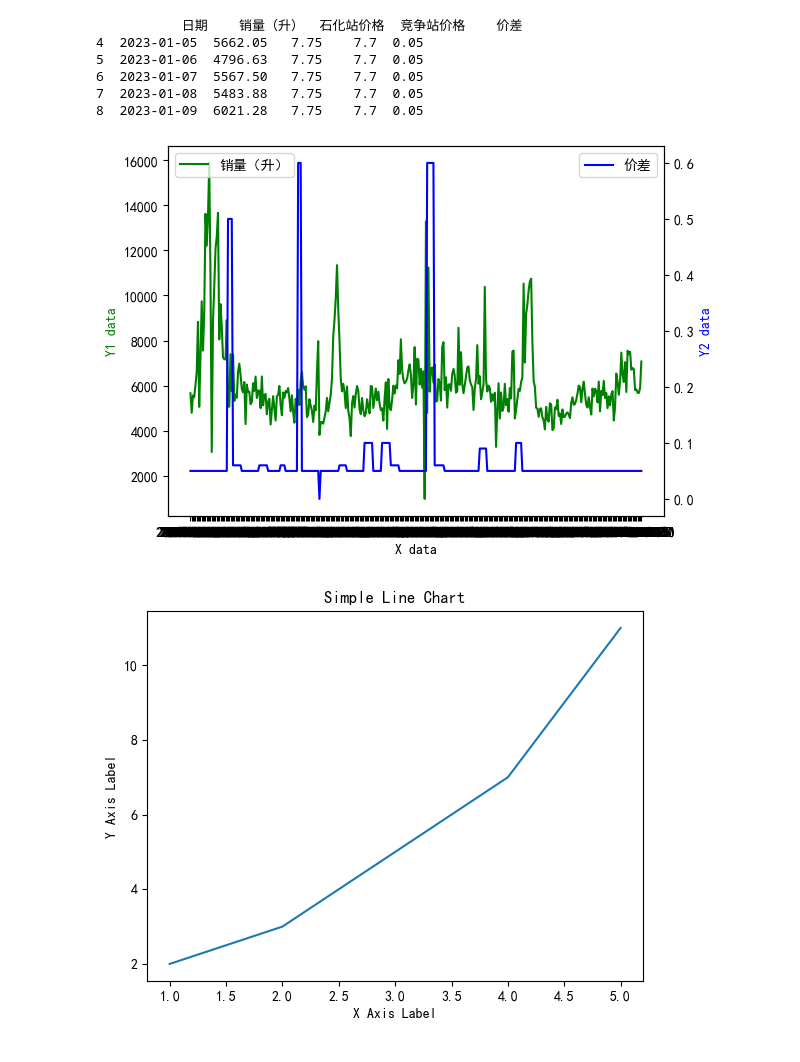
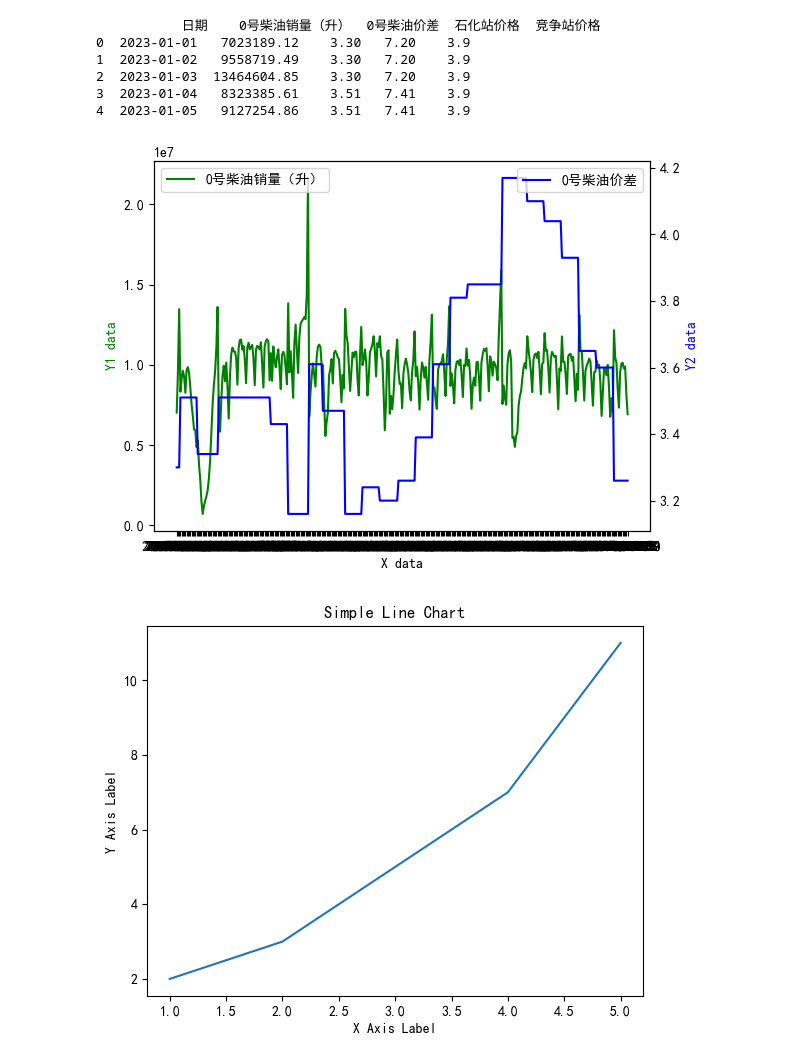
Before and after one commit to MarssZ/202404EDA, a Jupyter notebook: Test_TimeSeries.ipynb, the cells around one changed output. Cells and saved outputs as stored; diff of their text form; code cells hidden in the pictures.

```diff
--- a/Test_TimeSeries.ipynb
+++ b/Test_TimeSeries.ipynb
@@ -1,55 +1,56 @@
 # %%
 # 超参数
-COLS_Y1= '销量（升）'
-COLS_Y2= '价差'
+COLS_Y1= '0号柴油销量（升）'
+COLS_Y2= '0号柴油价差'
 COLS_X = '日期'
-COLS_ALL = ['日期', '销量（升）', '石化站价格', '竞争站价格', '价差']
+
+COLS_ALL = ['日期', '0号柴油销量（升）', '0号柴油价差', '石化站价格', '竞争站价格']
 
 import pandas as pd
 
 # 读取excel文件并获取指定列
-df_uncleaned = pd.read_csv('Data/竞争站23年全省.csv', usecols=COLS_ALL)
+df_uncleaned = pd.read_csv('Data/竞争站23年柴油全省.csv', usecols=COLS_ALL)
 # 删除包含空值的行
 df = df_uncleaned.dropna()
 print(df.head())
 # %% [output]
-           日期    销量（升）  石化站价格  竞争站价格    价差
-4  2023-01-05  5662.05   7.75    7.7  0.05
-5  2023-01-06  4796.63   7.75    7.7  0.05
-6  2023-01-07  5567.50   7.75    7.7  0.05
-7  2023-01-08  5483.88   7.75    7.7  0.05
-8  2023-01-09  6021.28   7.75    7.7  0.05
+           日期    0号柴油销量（升）  0号柴油价差  石化站价格  竞争站价格
+0  2023-01-01   7023189.12    3.30   7.20    3.9
+1  2023-01-02   9558719.49    3.30   7.20    3.9
+2  2023-01-03  13464604.85    3.30   7.20    3.9
+3  2023-01-04   8323385.61    3.51   7.41    3.9
+4  2023-01-05   9127254.86    3.51   7.41    3.9
 # %%
 # 双折线图
 
 import matplotlib.pyplot as plt
 
 # 设置字体，确保能正确显示汉字
 plt.rcParams['font.sans-serif'] = ['SimHei']  # 设置中文字体
 
 # 创建一个图表和轴对象
 fig, ax1 = plt.subplots()
 
 # 绘制第一条曲线
 ax1.plot(df[COLS_X], df[COLS_Y1], 'g-', label=COLS_Y1)
-ax1.set_xlabel('X data')
-ax1.set_ylabel('Y1 data', color='g')
+ax1.set_xlabel(COLS_X)
+ax1.set_ylabel(COLS_Y1, color='g')
 
 # 利用twinx()创建第二个Y轴
 ax2 = ax1.twinx()
 
 # 绘制第二条曲线
 ax2.plot(df[COLS_X], df[COLS_Y2], 'b-', label=COLS_Y2)
-ax2.set_ylabel('Y2 data', color='b')
+ax2.set_ylabel(COLS_Y2, color='b')
 
 # 显示图例
 ax1.legend(loc='upper left')
 ax2.legend(loc='upper right')
 
 # 显示图表
 plt.show()
 # %% [output]
-[figure, old version]
+[figure, new version]
 # %%
 # 单折线图
 
```
Also changed, not shown: 6 other files.
